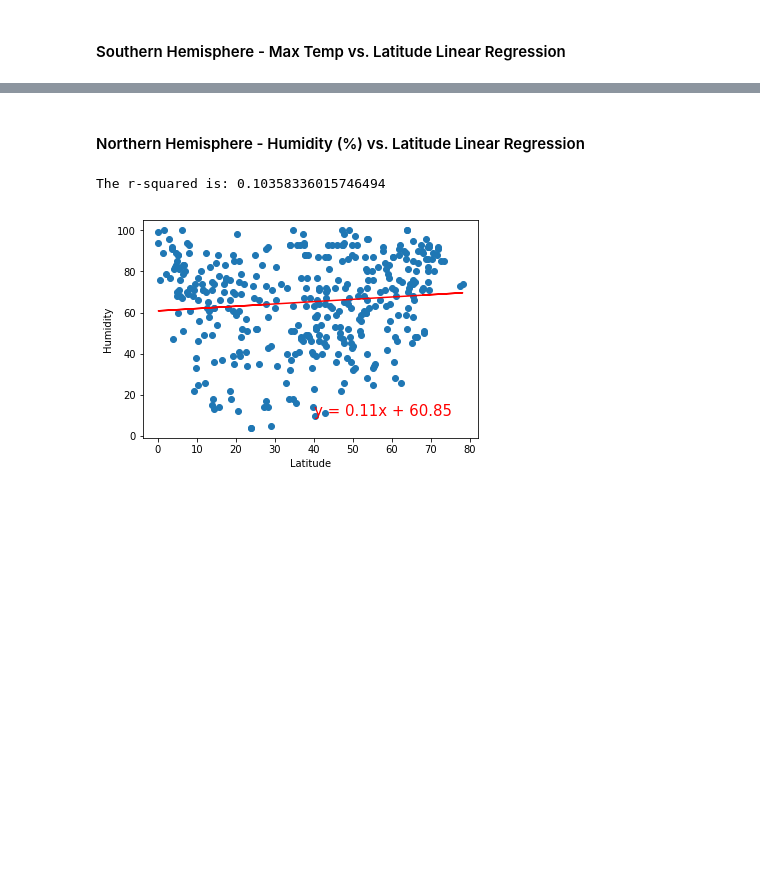
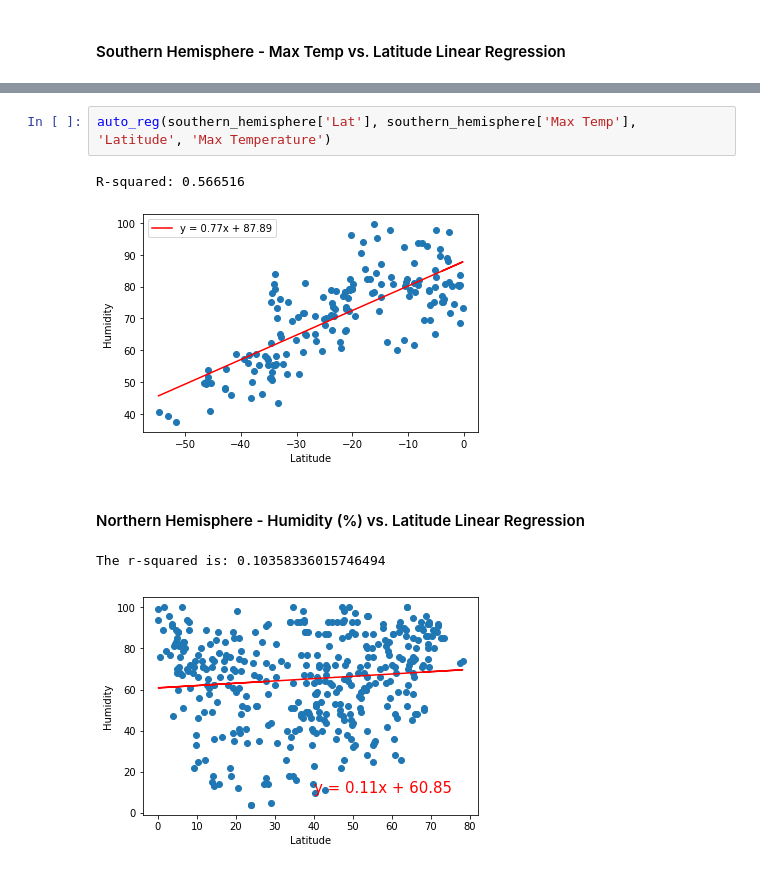
Before and after one commit to TheoF-C/python-api-challenge, a Jupyter notebook: WeatherPy/WeatherPy.ipynb, the cells around one changed output, grey strips where cells are left out. Drawn from its saved outputs; the diff is of its cells as text; blank space fills up the shorter version.

```diff
--- a/WeatherPy/WeatherPy.ipynb
+++ b/WeatherPy/WeatherPy.ipynb
@@ -214,3 +229,8 @@ The r-squared is: 0.760263355051646
+# %%
+auto_reg(southern_hemisphere['Lat'], southern_hemisphere['Max Temp'], 'Latitude', 'Max Temperature')
+# %% [output]
+R-squared: 0.566516
+[figure, added]
 # %% [markdown]
 ####  Northern Hemisphere - Humidity (%) vs. Latitude Linear Regression
 # %%
```
Also changed, not shown: parts of 10 cells of this notebook, 3 other files.
